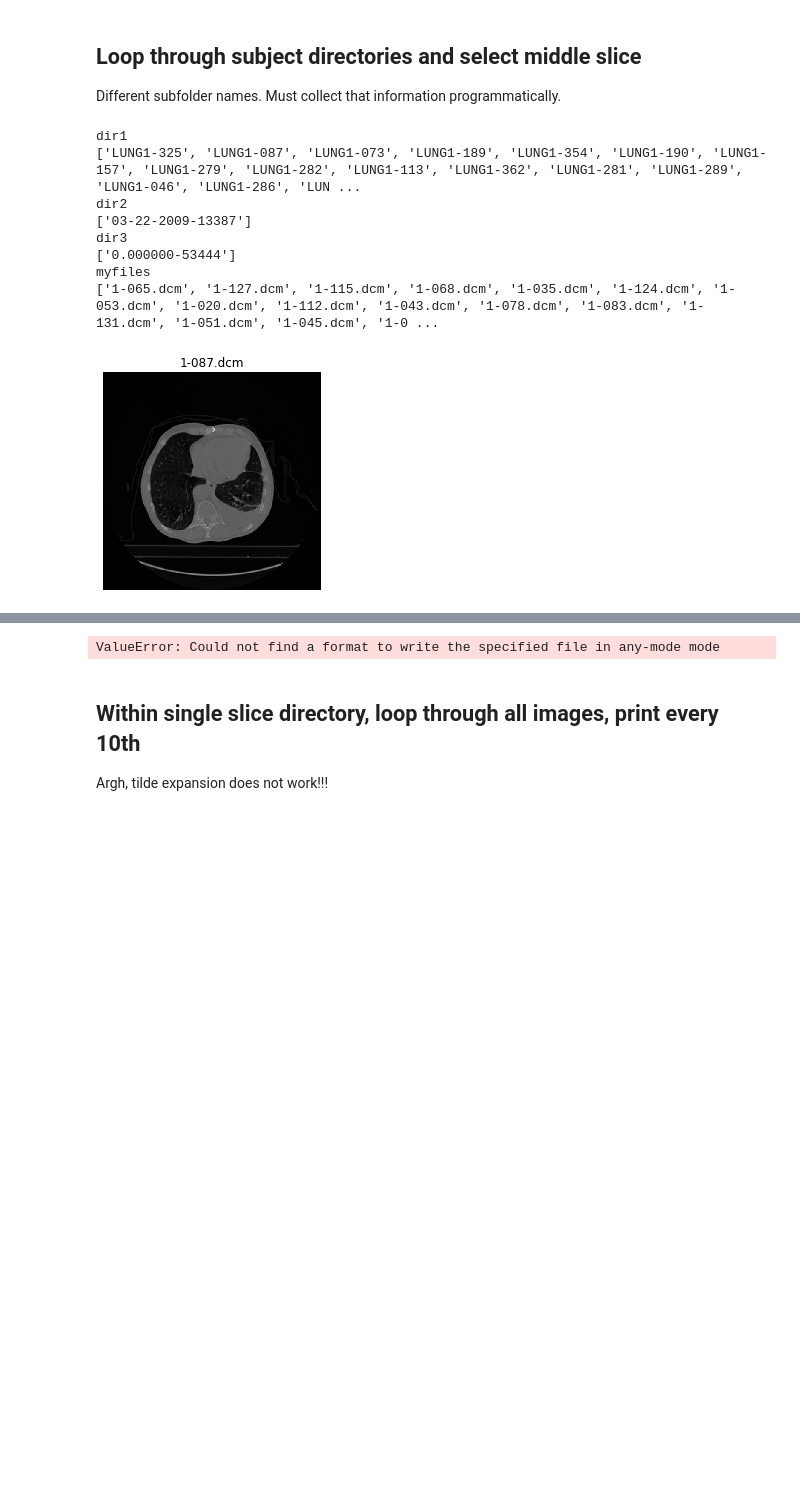
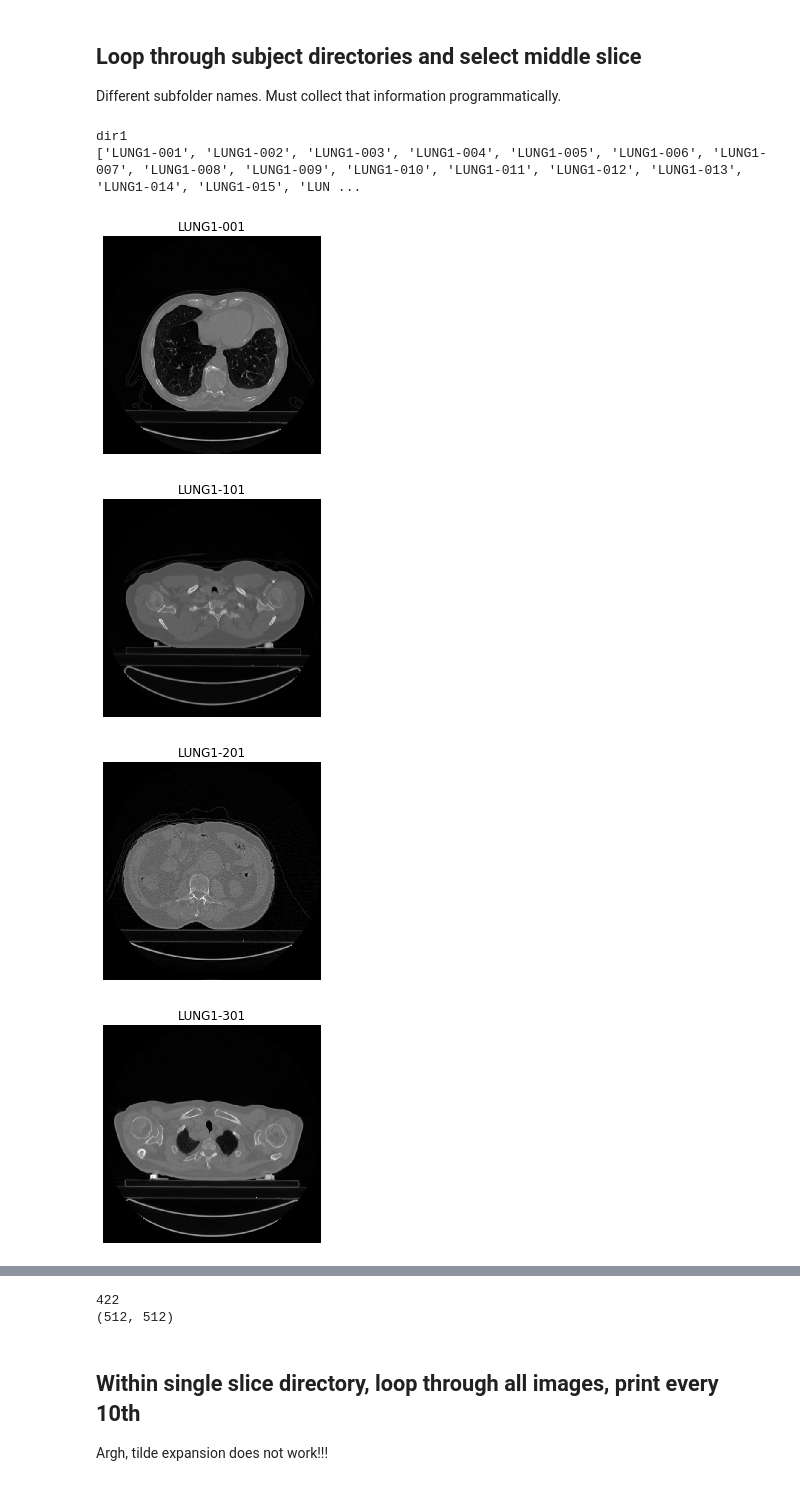
Before and after one commit to DanielEvansLab/MLgroup, a Jupyter notebook: NSCLS_deep/NSCLS.ipynb, the cells around one changed output, grey strips where cells are left out. Drawn from its saved outputs; the diff is of its cells as text; code cells hidden in the pictures; blank space fills up the shorter version.

Commit message:
list mid-slice all

```diff
--- a/NSCLS_deep/NSCLS.ipynb
+++ b/NSCLS_deep/NSCLS.ipynb
@@ -54,47 +53,41 @@ Different subfolder names. Must collect that information programmatically.
 # %%
 mypath1 = '/rhome/devans/shared/sfcc/shared_data/NSCLS/data/dicom/NSCLC-Radiomics/NSCLC-Radiomics/'
 dir1 = os.listdir(mypath1)
+dir1.sort()
 
 print("dir1")
 print(dir1)
 
+images = []
+
 #loop through dir 1
-mypath2 = mypath1 + dir1[0]
-dir2 = os.listdir(mypath2)
+for myindex, mydir in enumerate(dir1):
+    mypath2 = mypath1 + mydir
+    dir2 = os.listdir(mypath2)
+    if len(dir2) == 1:
+        mypath3 = mypath2 + "/" + dir2[0]
+    else:
+        mypath3 = mypath2 + "/" + dir2[0]
+        print(mydir + "contains more than one dir2")
+    dir3 = os.listdir(mypath3)
+    if len(dir3) == 1:
+        mypath4 = mypath3 + "/" + dir3[0]
+    else:
+        mypath4 = mypath3 + "/" + dir3[0]
+        print(mydir + "contains more than one dir3")
+    myfiles = os.listdir(mypath4)
+    index_mid = int(len(myfiles)/2)
+    im = imageio.imread(mypath4 + "/" + myfiles[index_mid])
+    images.append(im)
+    if myindex % 100 == 0:
+        show_image(im, title = mydir)
 
-print("dir2")
-print(dir2)
-
-if len(dir2) == 1:
-    mypath3 = mypath2 + "/" + dir2[0]
-    dir3 = os.listdir(mypath3)
-    print("dir3")
-    print(dir3)
-
-if len(dir3) == 1:
-    mypath4 = mypath3 + "/" + dir3[0]
-    myfiles = os.listdir(mypath4)
-    print("myfiles")
-    print(myfiles)
-
-index_mid = int(len(myfiles)/2)
-im = imageio.imread(mypath4 + "/" + myfiles[index_mid])
-show_image(im, title = myfiles[index_mid])
-w = imageio.get_writer('/rhome/devans/shared/sfcc/shared_data/NSCLS/data/dicom/NSCLC-Radiomics/NSCLC-Radiomics/mid_slice/test.dicom', format = "")
-w.append_data(im)
-w.close()
-
-#imageio.imwrite('/rhome/devans/shared/sfcc/shared_data/NSCLS/data/dicom/NSCLC-Radiomics/NSCLC-Radiomics/mid_slice/test.dicom', im, format = "dicom")
-
-
-#help(imageio.imwrite)
+print(len(images))
+print(images[0].shape)
 # %% [output]
 dir1
-['LUNG1-325', 'LUNG1-087', 'LUNG1-073', 'LUNG1-189', 'LUNG1-354', 'LUNG1-190', 'LUNG1-157', 'LUNG1-279', 'LUNG1-282', 'LUNG1-113', 'LUNG1-362', 'LUNG1-281', 'LUNG1-289', 'LUNG1-046', 'LUNG1-286', 'LUN ...
-dir2
-['03-22-2009-13387']
-dir3
-['0.000000-53444']
-myfiles
-['1-065.dcm', '1-127.dcm', '1-115.dcm', '1-068.dcm', '1-035.dcm', '1-124.dcm', '1-053.dcm', '1-020.dcm', '1-112.dcm', '1-043.dcm', '1-078.dcm', '1-083.dcm', '1-131.dcm', '1-051.dcm', '1-045.dcm', '1-0 ...
+['LUNG1-001', 'LUNG1-002', 'LUNG1-003', 'LUNG1-004', 'LUNG1-005', 'LUNG1-006', 'LUNG1-007', 'LUNG1-008', 'LUNG1-009', 'LUNG1-010', 'LUNG1-011', 'LUNG1-012', 'LUNG1-013', 'LUNG1-014', 'LUNG1-015', 'LUN ...
-[figure, old version]
+[figure, new version]
+[figure, added]
+[figure, added]
+[figure, added]
@@ -101,4 +95,5 @@ myfiles
-ValueError: Could not find a format to write the specified file in any-mode mode
+422
+(512, 512)
 # %% [markdown]
 ## Within single slice directory, loop through all images, print every 10th
 
```
Also changed, not shown: parts of 2 cells of this notebook.
